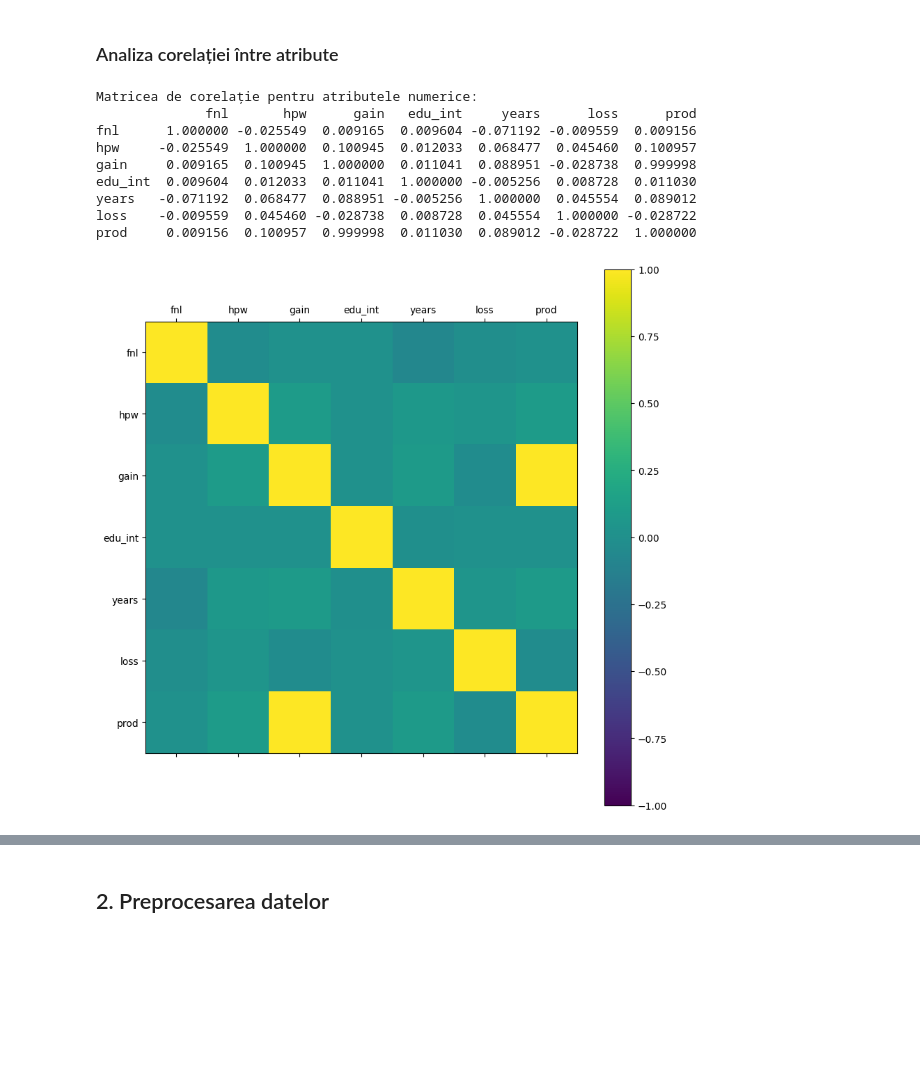
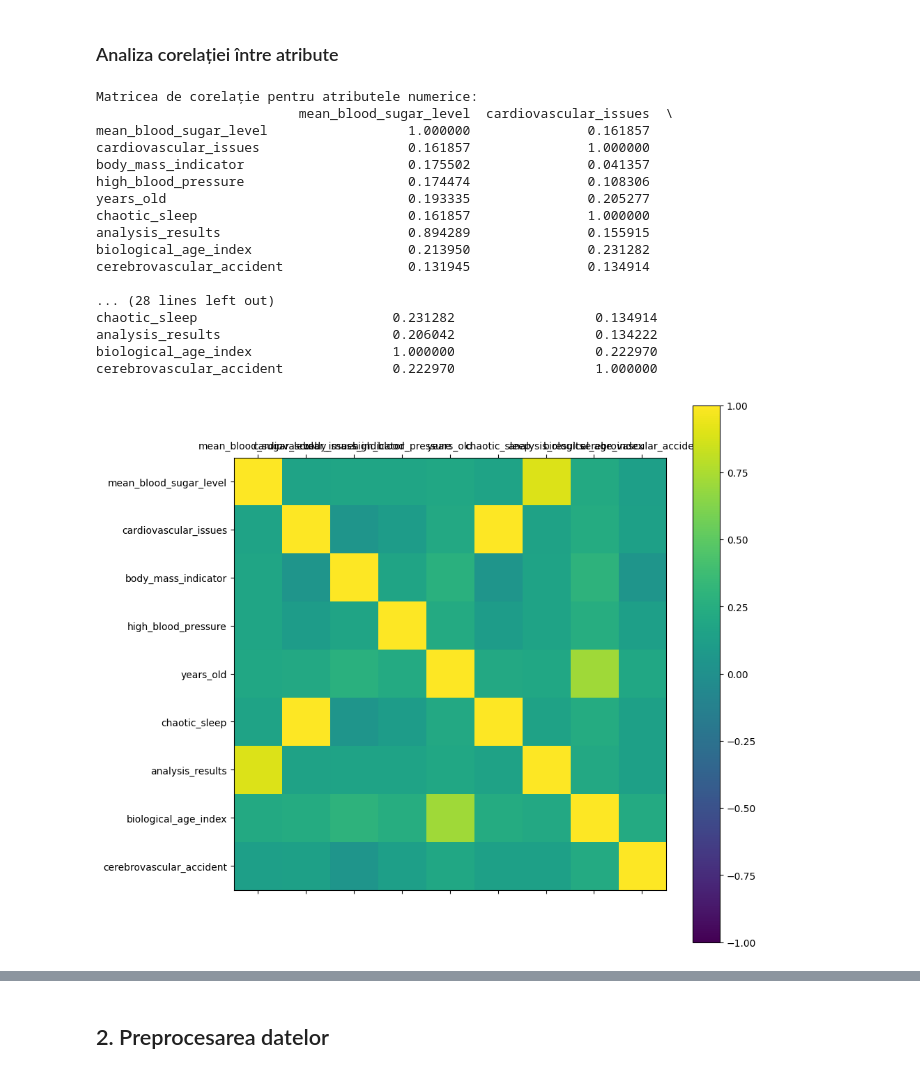
Before and after one commit to Ana-Mirza/IA_Tema2, a Jupyter notebook: tema2.ipynb, the cells around one changed output, grey strips where cells are left out. Drawn from its saved outputs; the diff is of its cells as text; code cells hidden in the pictures; blank space fills up the shorter version.

```diff
--- a/tema2.ipynb
+++ b/tema2.ipynb
@@ -51,9 +51,9 @@ full_file = './tema2_SalaryPrediction/SalaryPrediction_full.csv'
 train_file = './tema2_SalaryPrediction/SalaryPrediction_train.csv'
 test_file = './tema2_SalaryPrediction/SalaryPrediction_test.csv'
 
-full_file_avc = './tema2_SalaryPrediction/SalaryPrediction_full.csv'
-train_file_avc = './tema2_SalaryPrediction/SalaryPrediction_train.csv'
-test_file_avc = './tema2_SalaryPrediction/SalaryPrediction_test.csv'
+full_file_avc = './tema2_AVC/AVC_full.csv'
+train_file_avc = './tema2_AVC/AVC_train.csv'
+test_file_avc = './tema2_AVC/AVC_test.csv'
 # %% [markdown]
 ### Analiza atributelor numerice
 # %%
@@ -146,0 +147,4 @@ Statistici pentru atributele discrete sau ordinale:
+# %%
+# Testează funcția de generare de statistici
+X = read_csv(full_file_avc)
+generate_discrete_atributes_statistics(X)
@@ -147,19 +161,19 @@ Statistici pentru atributele discrete sau ordinale:
 # %% [markdown]
 ### Analiza corelației între atribute
 # %%
-def numerical_atributes_corelation_analysis(df, display: bool = False):
+def numerical_atributes_corelation_analysis(X, display: bool = False):
     """
     Funcția analizează corelația între atributele numerice utilizând criteriul Pearson și
     afișează matricea de corelație utilizând matshow.
 
-    :param df: DataFrame Pandas cu datele din fișierul CSV
+    :param X: DataFrame Pandas cu datele din fișierul CSV
     """
     # Selectează doar atributele numerice
-    numerical_columns = df.select_dtypes(include=[np.number]).columns
-    df = df[numerical_columns]
+    numerical_columns = X.select_dtypes(include=[np.number]).columns
+    X = X[numerical_columns]
 
     # Calculează matricea de corelație
-    corr_matrix = df.corr()
+    corr_matrix = X.corr()
 
     if display == True:
         print("Matricea de corelație pentru atributele numerice:")
@@ -170,11 +184,11 @@ def numerical_atributes_corelation_analysis(df, display: bool = False):
         ax = fig.add_subplot(111)
         cax = ax.matshow(corr_matrix, vmin=-1, vmax=1)
         fig.colorbar(cax)
-        ticks = np.arange(0, len(df.columns), 1)
+        ticks = np.arange(0, len(X.columns), 1)
         ax.set_xticks(ticks)
         ax.set_yticks(ticks)
-        ax.set_xticklabels(df.columns)
-        ax.set_yticklabels(df.columns)
+        ax.set_xticklabels(X.columns)
+        ax.set_yticklabels(X.columns)
         plt.show()
 
     return corr_matrix
@@ -194,29 +208,35 @@ def print_corr_matrix(corr_matrix):
     ax = fig.add_subplot(111)
     cax = ax.matshow(corr_matrix, vmin=-1, vmax=1)
     fig.colorbar(cax)
-    ticks = np.arange(0, len(df.columns), 1)
+    ticks = np.arange(0, len(X.columns), 1)
     ax.set_xticks(ticks)
     ax.set_yticks(ticks)
-    ax.set_xticklabels(df.columns)
-    ax.set_yticklabels(df.columns)
+    ax.set_xticklabels(X.columns)
+    ax.set_yticklabels(X.columns)
     plt.show()
 # %%
 # Analizează corelația între atributele numerice
-corr_matrix = numerical_atributes_corelation_analysis(X_train, display=True)
-
-# Afișează matricea de corelație
-# print_corr_matrix(corr_matrix)
+X = read_csv(full_file_avc)
+corr_matrix = numerical_atributes_corelation_analysis(X, display=True)
 # %% [output]
 Matricea de corelație pentru atributele numerice:
-              fnl       hpw      gain   edu_int     years      loss      prod
-fnl      1.000000 -0.025549  0.009165  0.009604 -0.071192 -0.009559  0.009156
-hpw     -0.025549  1.000000  0.100945  0.012033  0.068477  0.045460  0.100957
-gain     0.009165  0.100945  1.000000  0.011041  0.088951 -0.028738  0.999998
-edu_int  0.009604  0.012033  0.011041  1.000000 -0.005256  0.008728  0.011030
-years   -0.071192  0.068477  0.088951 -0.005256  1.000000  0.045554  0.089012
-loss    -0.009559  0.045460 -0.028738  0.008728  0.045554  1.000000 -0.028722
-prod     0.009156  0.100957  0.999998  0.011030  0.089012 -0.028722  1.000000
+                          mean_blood_sugar_level  cardiovascular_issues  \
+mean_blood_sugar_level                  1.000000               0.161857
+cardiovascular_issues                   0.161857               1.000000
+body_mass_indicator                     0.175502               0.041357
+high_blood_pressure                     0.174474               0.108306
+years_old                               0.193335               0.205277
+chaotic_sleep                           0.161857               1.000000
+analysis_results                        0.894289               0.155915
+biological_age_index                    0.213950               0.231282
+cerebrovascular_accident                0.131945               0.134914
+
+... (28 lines left out)
+chaotic_sleep                         0.231282                  0.134914
+analysis_results                      0.206042                  0.134222
+biological_age_index                  1.000000                  0.222970
+cerebrovascular_accident              0.222970                  1.000000
-[figure, old version]
+[figure, new version]
 # %%
 from scipy.stats import chi2_contingency
 
```
Also changed, not shown: parts of 39 cells of this notebook.
